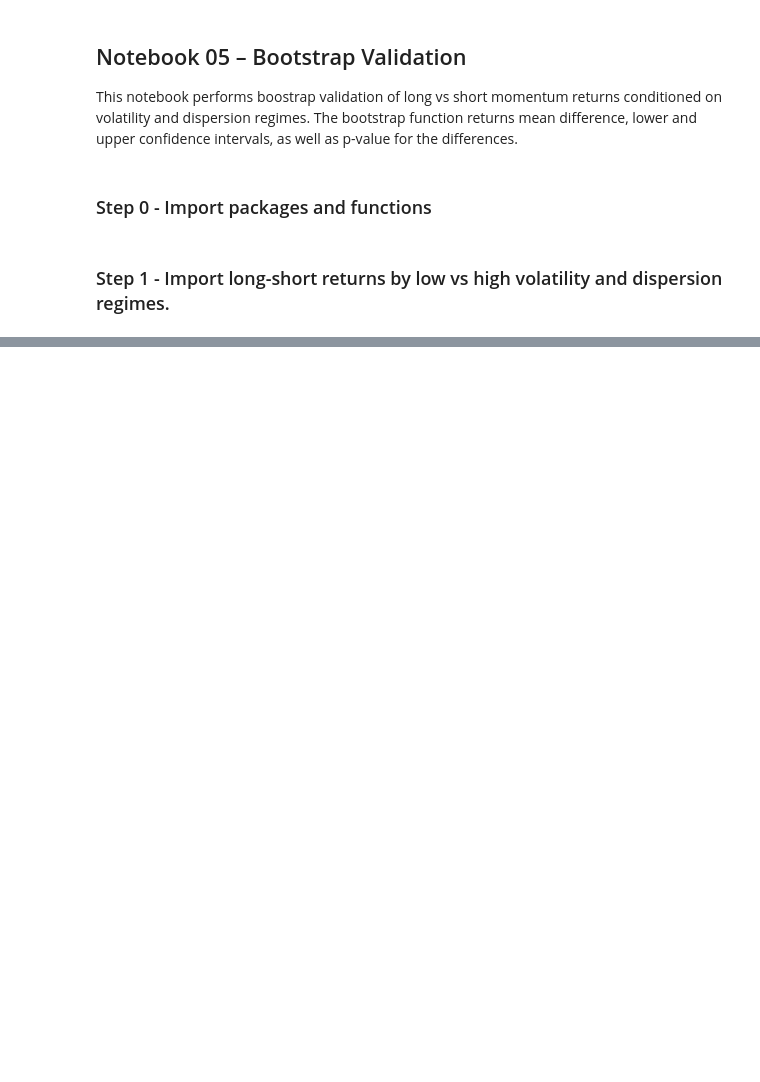
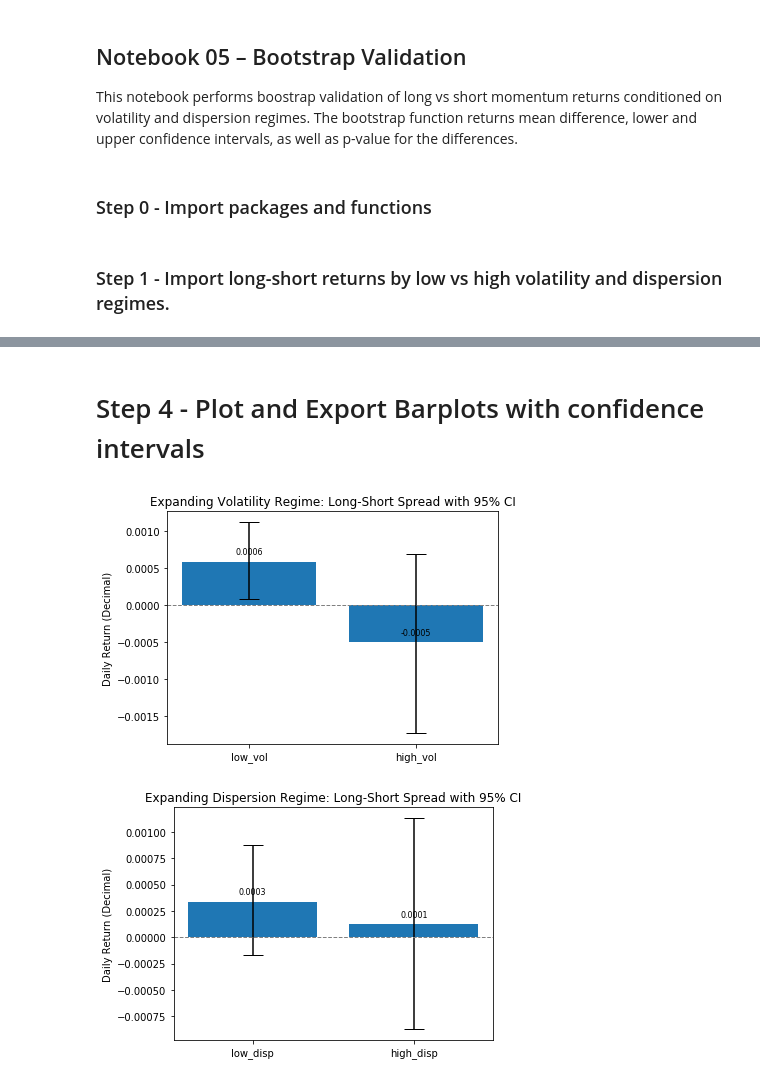
Before and after one commit to eyz0244/volatility-conditioned-momentum, a Jupyter notebook: notebooks/05_bootstrap_validation.ipynb, the cells around one changed output, grey strips where cells are left out. Saved outputs shown, nothing was run; the diff lists cells and outputs as text; code cells hidden in the pictures; blank space fills up the shorter version.

```diff
--- a/notebooks/05_bootstrap_validation.ipynb
+++ b/notebooks/05_bootstrap_validation.ipynb
@@ -31,16 +41,0 @@ high_disp = pd.read_parquet("../data/processed/wf_mom_disp_high.parquet")["wf_mo
-# %%
-# Set Seed for replicability
-np.random.seed(0)
-
-# Bootstrap on low volatility returns
-ci_low = bootstrap_ci(low)
-
-# Bootstrap on high volatility returns
-ci_high = bootstrap_ci(high)
-
-# Bootstrap on difference between low and high volatility regime returns
-diff_result = bootstrap_mean_diff(low, high)
-
-print("Low Vol Regime:", ci_low) # Mean + Confidence interval for low volatility regime returns
-print("High Vol Regime:", ci_high) # Mean + Confidence interval for high volatility regime returns
-print("Low vs High Vol Difference:", diff_result) # Mean + Confidence interval for volatility regime return differences
@@ -72,0 +95,35 @@ Low vs High Disp Difference: {'mean_diff': 0.00011472906385572242, 'ci_lower': -
+# %% [markdown]
+# Step 4 - Plot and Export Barplots with confidence intervals
+# %%
+# Isolate expanding quantile definition, the one of focus for this project due to temporal integrity and label stability
+# Loop through volatility and dispersion
+for prefix, plot_title, filename, order in [
+    ("vol", "Expanding Volatility Regime: Long-Short Spread with 95% CI", "expanding_regime_bar.png", ["low_vol", "high_vol"]),
+    ("disp", "Expanding Dispersion Regime: Long-Short Spread with 95% CI", "expanding_disp_regime_bar.png", ["low_disp", "high_disp"])
+]:
+
+    low_key = f"low_{prefix}_expanding"
+    high_key = f"high_{prefix}_expanding"
+
+    # Low regime confidence interval
+    ci_low = bootstrap_ci(wf_mom_returns[low_key], seed = 0)
+
+    # High regime confidence interval
+    ci_high = bootstrap_ci(wf_mom_returns[high_key], seed = 0)
+
+    # Store confidence interval results
+    expanding_results = {
+        order[0]: ci_low,
+        order[1]: ci_high
+    }
+
+    # Helper function to plot and export
+    plot_ci_bar(
+        expanding_results,
+        title=plot_title,
+        filename=filename,
+        order=order
+    )
+# %% [output]
+[figure, added]
+[figure, added]
```
Also changed, not shown: parts of 8 cells of this notebook, 24 other files.
